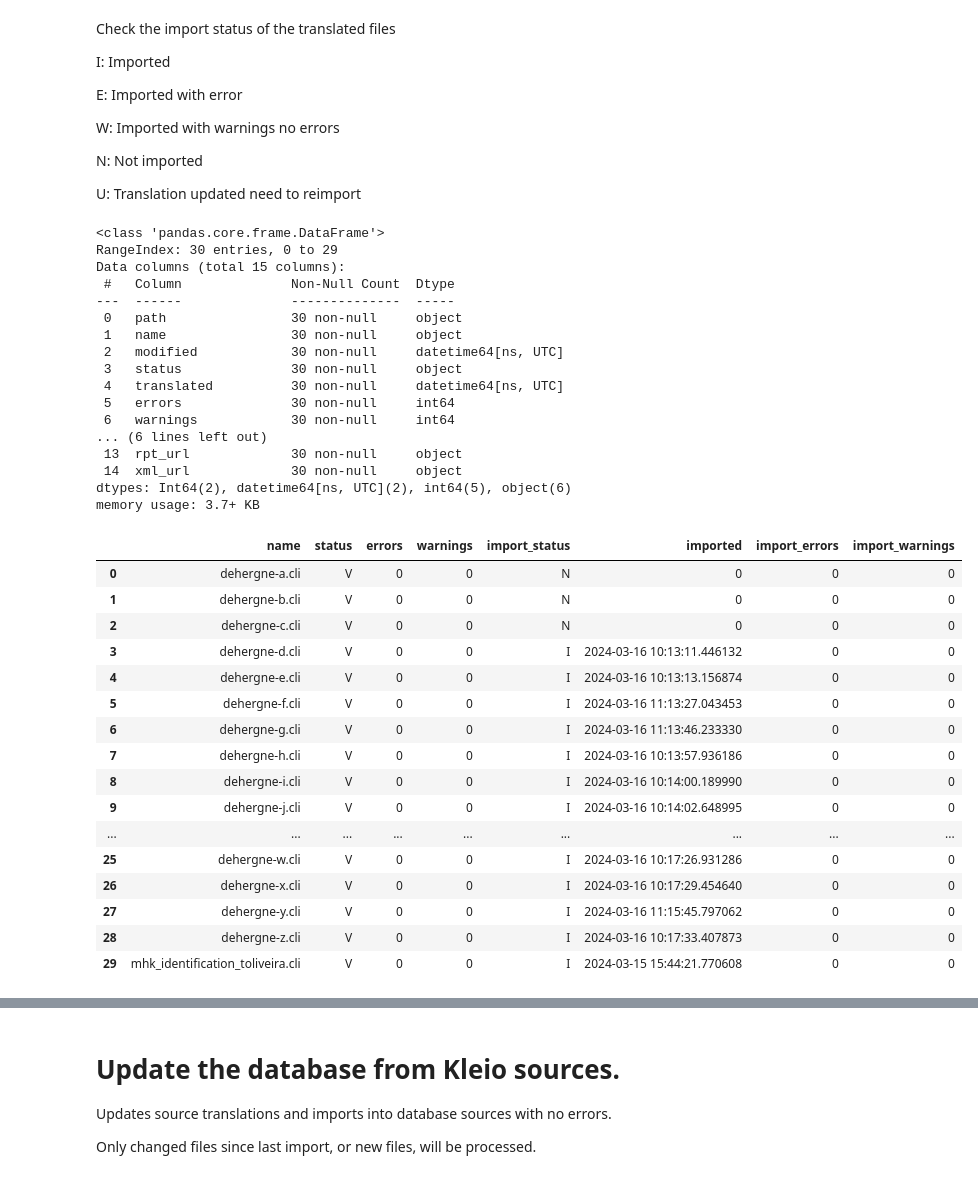
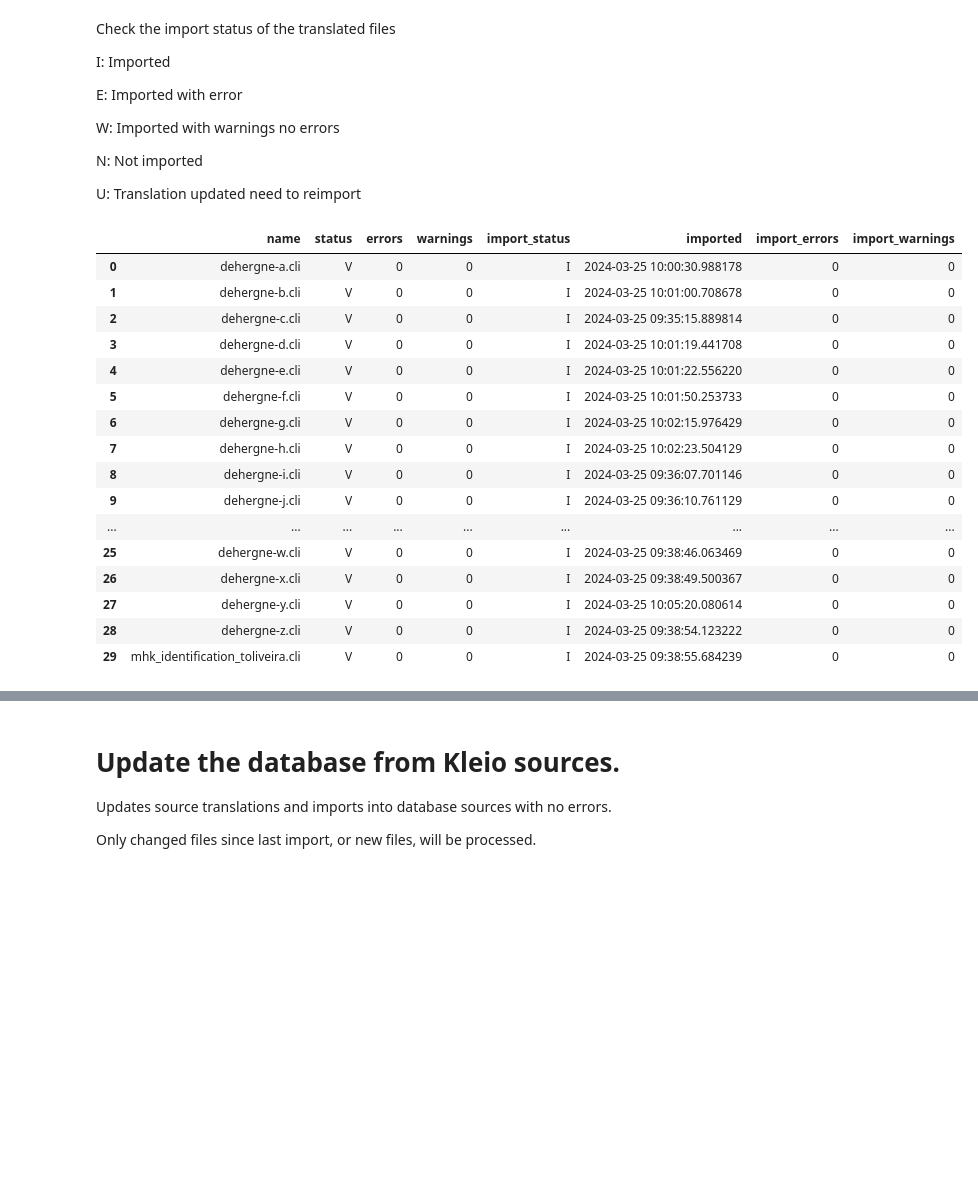
Before and after one commit to joaquimrcarvalho/dehergne-locations, a Jupyter notebook: notebooks/dehergne_analysis.ipynb, the cells around one changed output, grey strips where cells are left out. Drawn from its saved outputs; the diff is of its cells as text; code cells hidden in the pictures; blank space fills up the shorter version.

```diff
--- a/notebooks/dehergne_analysis.ipynb
+++ b/notebooks/dehergne_analysis.ipynb
@@ -87,43 +87,26 @@ N: Not imported
 U: Translation updated need to reimport
 # %%
 kleio_files = tlnb.get_kleio_files()
-kleio_files.info()
+# kleio_files.info()
 kleio_files[["name","status","errors","warnings","import_status","imported","import_errors","import_warnings"]]
 # %% [output]
-<class 'pandas.core.frame.DataFrame'>
-RangeIndex: 30 entries, 0 to 29
-Data columns (total 15 columns):
- #   Column              Non-Null Count  Dtype
----  ------              --------------  -----
- 0   path                30 non-null     object
- 1   name                30 non-null     object
- 2   modified            30 non-null     datetime64[ns, UTC]
- 3   status              30 non-null     object
- 4   translated          30 non-null     datetime64[ns, UTC]
- 5   errors              30 non-null     int64
- 6   warnings            30 non-null     int64
-... (6 lines left out)
- 13  rpt_url             30 non-null     object
- 14  xml_url             30 non-null     object
-dtypes: Int64(2), datetime64[ns, UTC](2), int64(5), object(6)
-memory usage: 3.7+ KB
 |  | name | status | errors | warnings | import_status | imported | import_errors | import_warnings |
-| 0 | dehergne-a.cli | V | 0 | 0 | N | 0 | 0 | 0 |
-| 1 | dehergne-b.cli | V | 0 | 0 | N | 0 | 0 | 0 |
-| 2 | dehergne-c.cli | V | 0 | 0 | N | 0 | 0 | 0 |
-| 3 | dehergne-d.cli | V | 0 | 0 | I | 2024-03-16 10:13:11.446132 | 0 | 0 |
-| 4 | dehergne-e.cli | V | 0 | 0 | I | 2024-03-16 10:13:13.156874 | 0 | 0 |
-| 5 | dehergne-f.cli | V | 0 | 0 | I | 2024-03-16 11:13:27.043453 | 0 | 0 |
-| 6 | dehergne-g.cli | V | 0 | 0 | I | 2024-03-16 11:13:46.233330 | 0 | 0 |
-| 7 | dehergne-h.cli | V | 0 | 0 | I | 2024-03-16 10:13:57.936186 | 0 | 0 |
-| 8 | dehergne-i.cli | V | 0 | 0 | I | 2024-03-16 10:14:00.189990 | 0 | 0 |
-| 9 | dehergne-j.cli | V | 0 | 0 | I | 2024-03-16 10:14:02.648995 | 0 | 0 |
+| 0 | dehergne-a.cli | V | 0 | 0 | I | 2024-03-25 10:00:30.988178 | 0 | 0 |
+| 1 | dehergne-b.cli | V | 0 | 0 | I | 2024-03-25 10:01:00.708678 | 0 | 0 |
+| 2 | dehergne-c.cli | V | 0 | 0 | I | 2024-03-25 09:35:15.889814 | 0 | 0 |
+| 3 | dehergne-d.cli | V | 0 | 0 | I | 2024-03-25 10:01:19.441708 | 0 | 0 |
+| 4 | dehergne-e.cli | V | 0 | 0 | I | 2024-03-25 10:01:22.556220 | 0 | 0 |
+| 5 | dehergne-f.cli | V | 0 | 0 | I | 2024-03-25 10:01:50.253733 | 0 | 0 |
+| 6 | dehergne-g.cli | V | 0 | 0 | I | 2024-03-25 10:02:15.976429 | 0 | 0 |
+| 7 | dehergne-h.cli | V | 0 | 0 | I | 2024-03-25 10:02:23.504129 | 0 | 0 |
+| 8 | dehergne-i.cli | V | 0 | 0 | I | 2024-03-25 09:36:07.701146 | 0 | 0 |
+| 9 | dehergne-j.cli | V | 0 | 0 | I | 2024-03-25 09:36:10.761129 | 0 | 0 |
 | ... | ... | ... | ... | ... | ... | ... | ... | ... |
-| 25 | dehergne-w.cli | V | 0 | 0 | I | 2024-03-16 10:17:26.931286 | 0 | 0 |
-| 26 | dehergne-x.cli | V | 0 | 0 | I | 2024-03-16 10:17:29.454640 | 0 | 0 |
-| 27 | dehergne-y.cli | V | 0 | 0 | I | 2024-03-16 11:15:45.797062 | 0 | 0 |
-| 28 | dehergne-z.cli | V | 0 | 0 | I | 2024-03-16 10:17:33.407873 | 0 | 0 |
-| 29 | mhk_identification_toliveira.cli | V | 0 | 0 | I | 2024-03-15 15:44:21.770608 | 0 | 0 |
+| 25 | dehergne-w.cli | V | 0 | 0 | I | 2024-03-25 09:38:46.063469 | 0 | 0 |
+| 26 | dehergne-x.cli | V | 0 | 0 | I | 2024-03-25 09:38:49.500367 | 0 | 0 |
+| 27 | dehergne-y.cli | V | 0 | 0 | I | 2024-03-25 10:05:20.080614 | 0 | 0 |
+| 28 | dehergne-z.cli | V | 0 | 0 | I | 2024-03-25 09:38:54.123222 | 0 | 0 |
+| 29 | mhk_identification_toliveira.cli | V | 0 | 0 | I | 2024-03-25 09:38:55.684239 | 0 | 0 |
 # %%
 eids = kleio_files[kleio_files["import_status"]=='E'].index
 print(eids)
```
Also changed, not shown: parts of 5 cells of this notebook, 5 other files.
